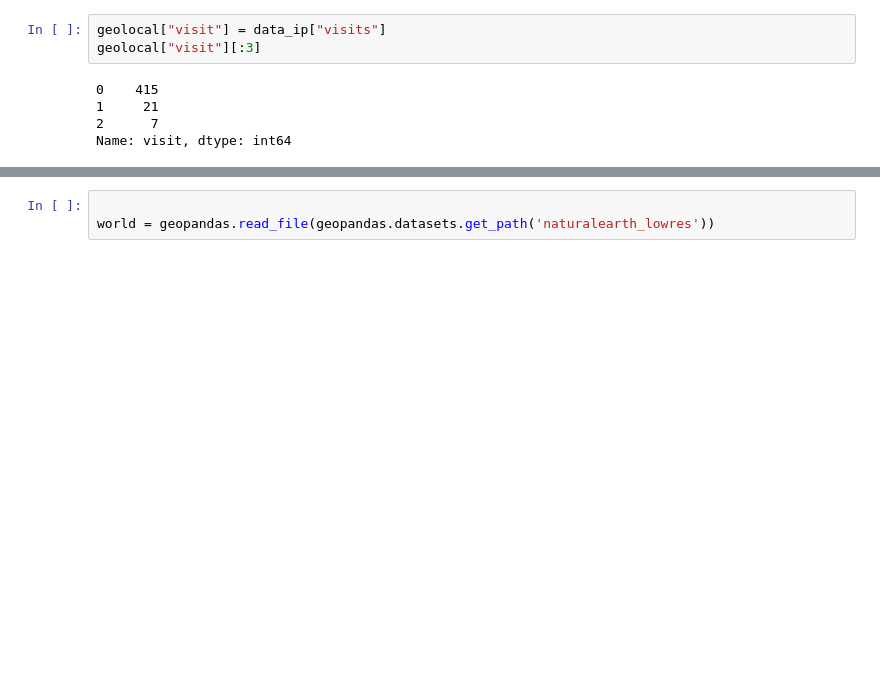
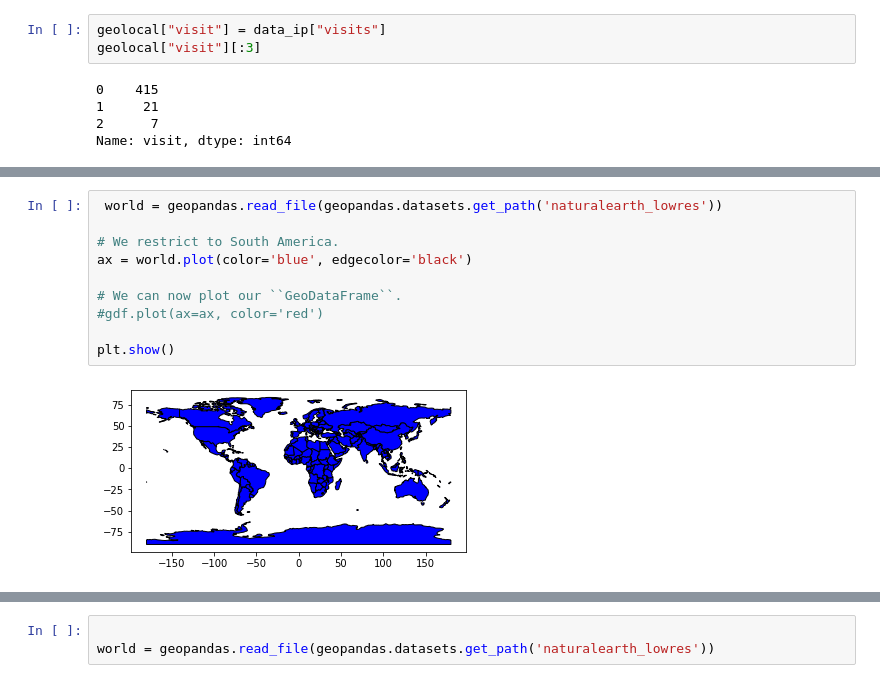
Before and after one commit to JMML2021/0401_Registre-de-logs, a Jupyter notebook: Registre_de_logs_2_parte.ipynb, the cells around one changed output, grey strips where cells are left out. Drawn from its saved outputs; the diff is of its cells as text; blank space fills up the shorter version.

```diff
--- a/Registre_de_logs_2_parte.ipynb
+++ b/Registre_de_logs_2_parte.ipynb
@@ -168,0 +235,12 @@ gdf.plot()
+# %%
+ world = geopandas.read_file(geopandas.datasets.get_path('naturalearth_lowres'))
+
+# We restrict to South America.
+ax = world.plot(color='blue', edgecolor='black')
+
+# We can now plot our ``GeoDataFrame``.
+#gdf.plot(ax=ax, color='red')
+
+plt.show()
+# %% [output]
+[figure, added]
```
Also changed, not shown: parts of 19 cells of this notebook.
